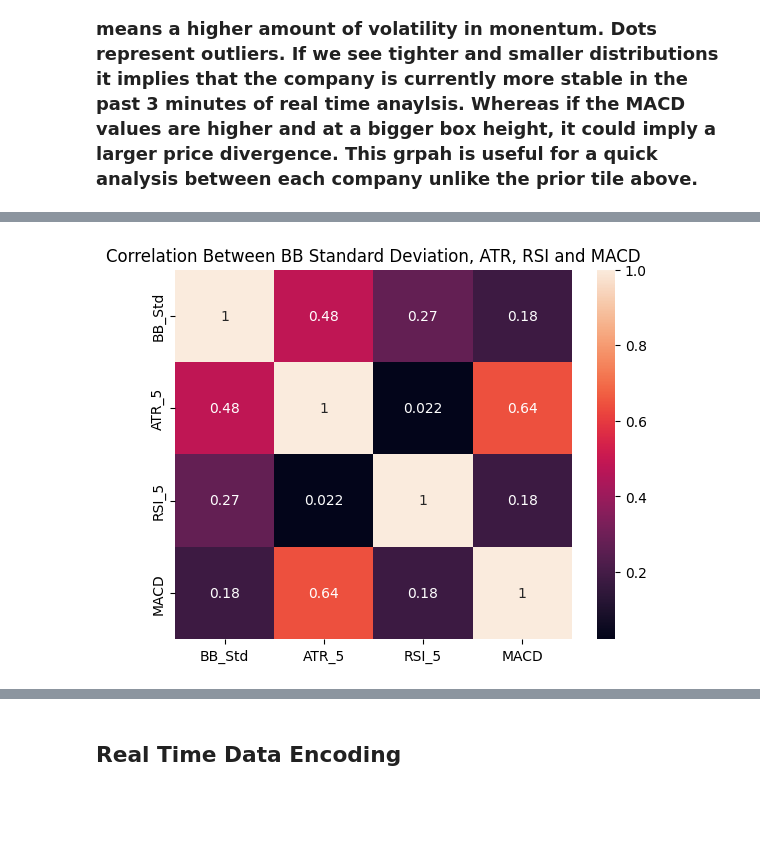
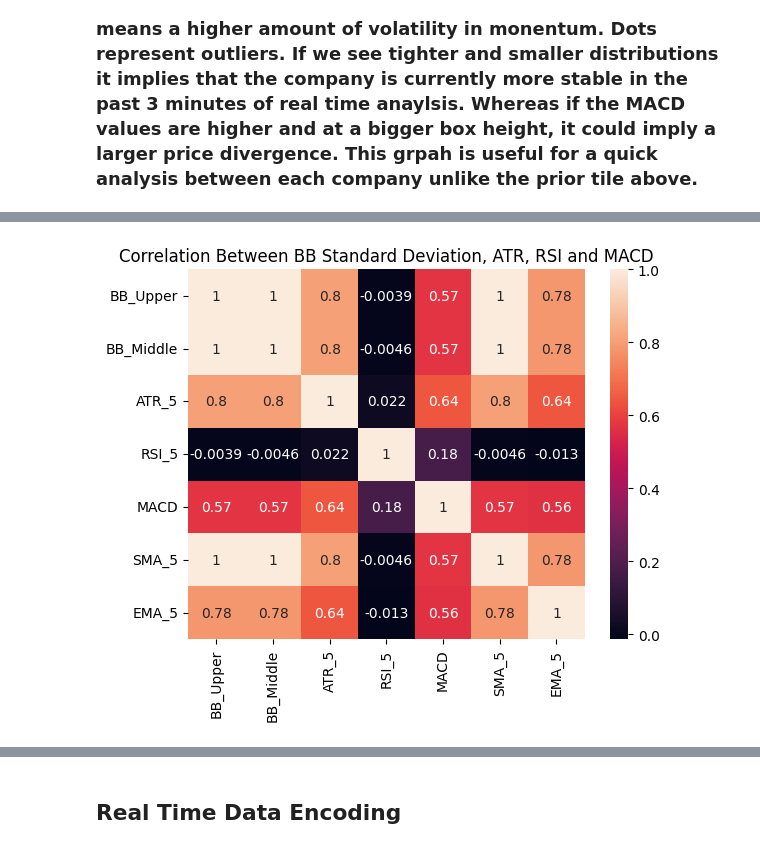
Before and after one commit to HaseemArshad/Stock-Market-Prediction-Model, a Jupyter notebook: StockMarketPredictionModel.ipynb, the cells around one changed output, grey strips where cells are left out. Cells and saved outputs as stored; diff of their text form; code cells hidden in the pictures; blank space fills up the shorter version.

Commit message:
graphs

```diff
--- a/StockMarketPredictionModel.ipynb
+++ b/StockMarketPredictionModel.ipynb
@@ -799,12 +799,6 @@ fig.show()
 import pandas as pd
 import plotly.graph_objects as go
 from plotly.subplots import make_subplots
-
-try:
-    df_cass_final
-except NameError:
-    import os
-    df_cass_final = pd.read_csv('/mnt/data/df_cass_final.csv')
 
 # Unique tickers
 tickers = df_cass_final['ticker'].unique()
@@ -875,7 +892,7 @@ plt.show()
 # %%
-corr = df_cass_final[['BB_Std', 'ATR_5', 'RSI_5', 'MACD']].corr()
+corr = df_cass_final[['BB_Upper', 'BB_Middle', 'ATR_5', 'RSI_5', 'MACD', 'SMA_5','EMA_5']].corr()
 sns.heatmap(corr, annot=True)
 plt.title("Correlation Between BB Standard Deviation, ATR, RSI and MACD")
 plt.show()
 # %% [output]
-[figure, old version]
+[figure, new version]
```
Also changed, not shown: parts of 4 cells of this notebook.
